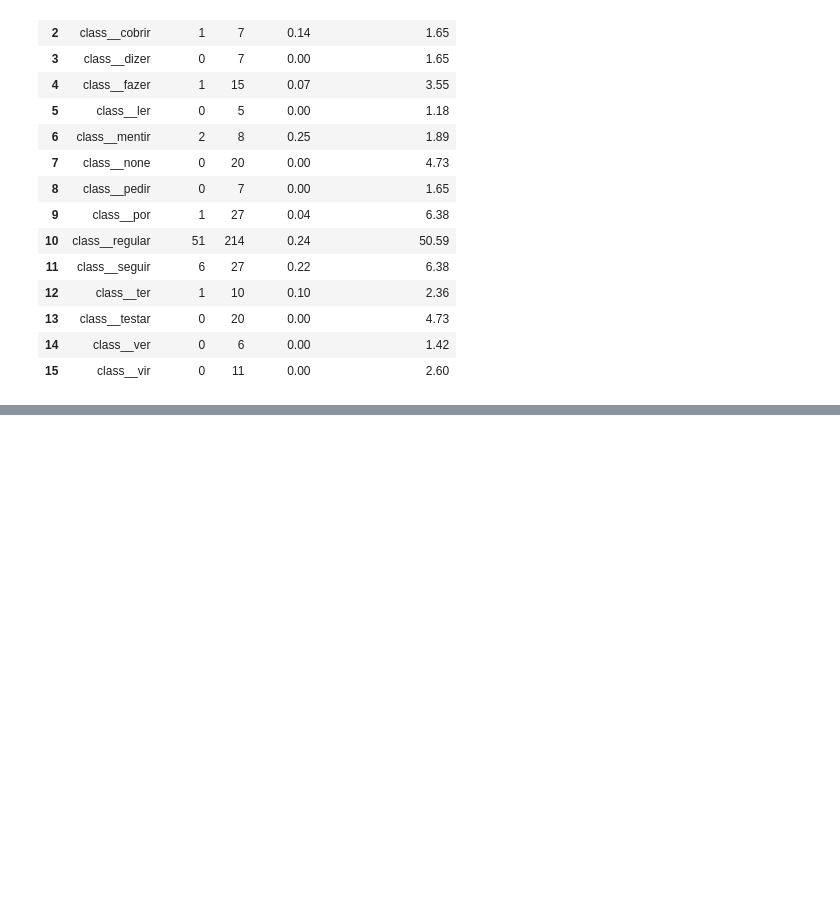
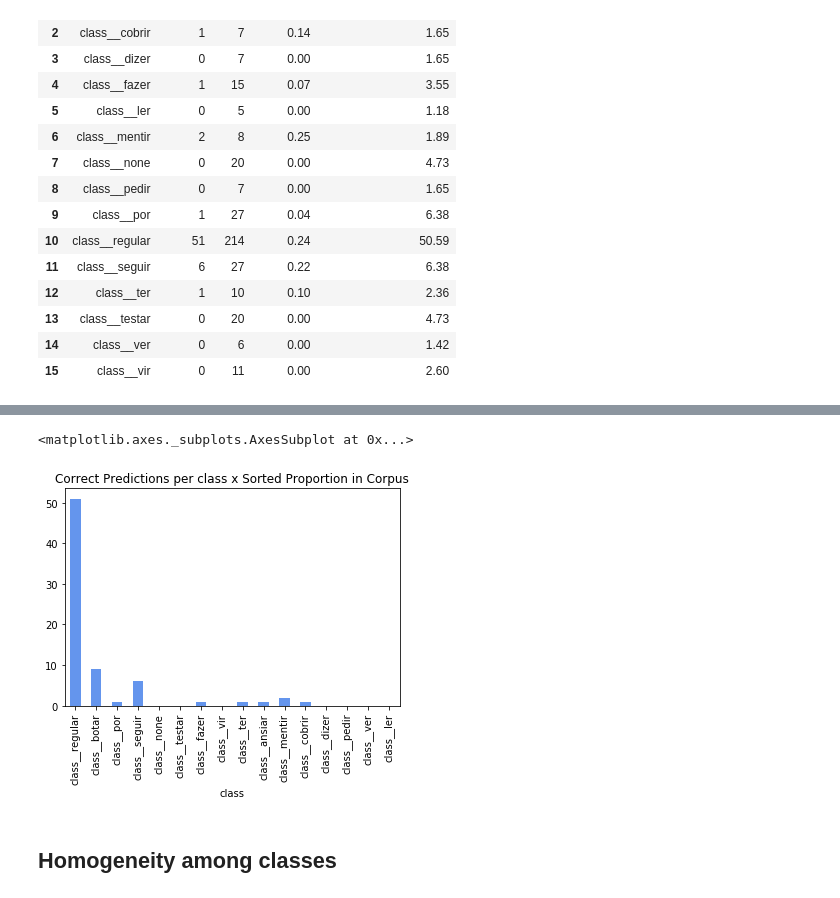
Before and after one commit to beatrizalbiero/MsResearch, a Jupyter notebook: WickelfeaturesProject/encoder-decoder.ipynb, the cells around one changed output, grey strips where cells are left out. Saved outputs shown, nothing was run; the diff lists cells and outputs as text; code cells hidden in the pictures; blank space fills up the shorter version.

```diff
--- a/WickelfeaturesProject/encoder-decoder.ipynb
+++ b/WickelfeaturesProject/encoder-decoder.ipynb
@@ -364,0 +311,8 @@ best_accuracy
+# %%
+best_accuracy.sort_values('proportion_in_corpus', ascending=False)\
+.correct.plot.bar(color='cornflowerblue', title='Correct Predictions per class x Sorted Proportion in Corpus')
+# %% [output]
+<matplotlib.axes._subplots.AxesSubplot at 0x...>
+[figure, added]
+# %% [markdown]
+## Homogeneity among classes
```
Also changed, not shown: parts of 18 cells of this notebook, 4 other files.
